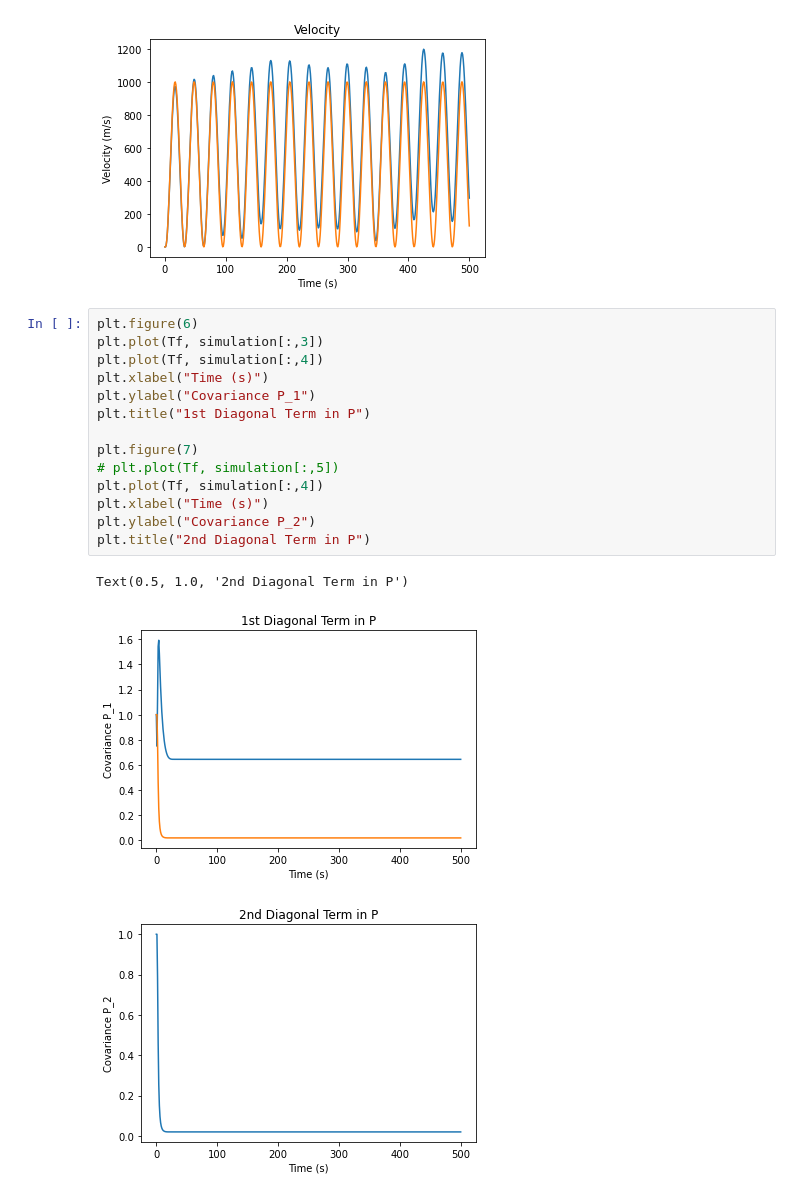
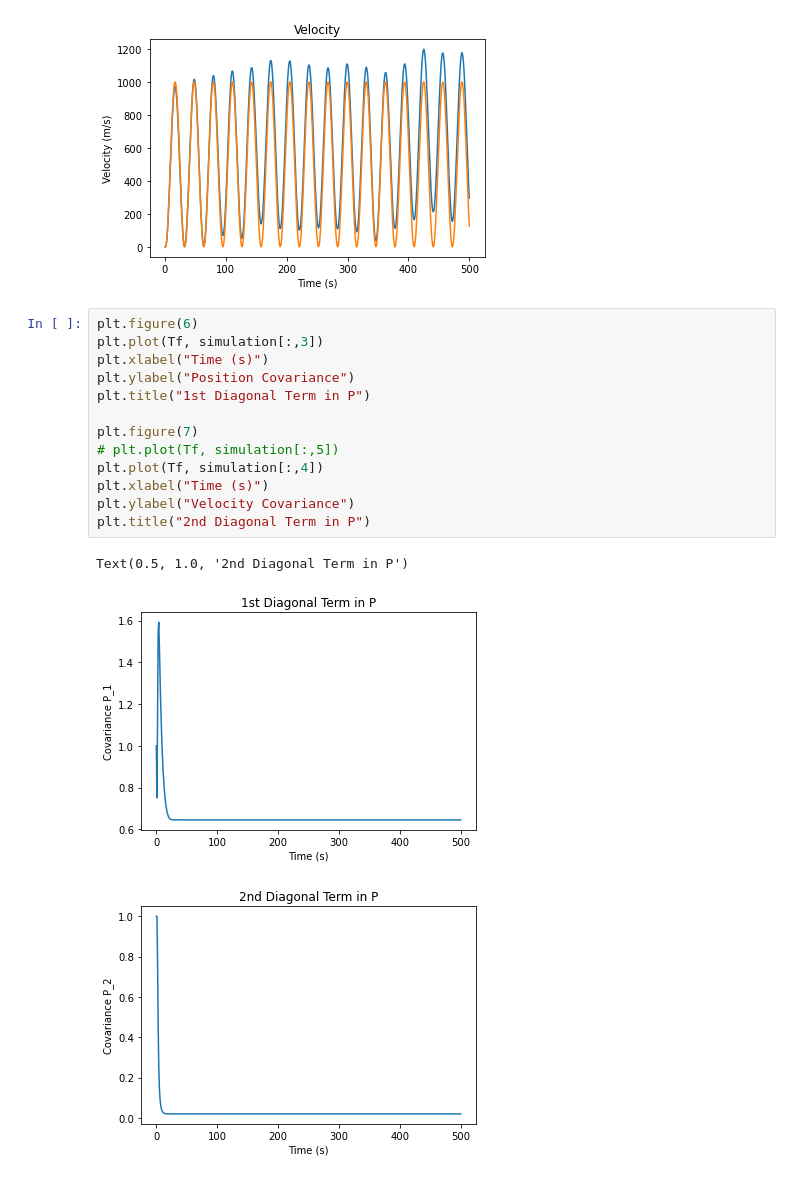
Before and after one commit to ben44496/2021-spring-notes, a Jupyter notebook: 498gc/pset-3/problem_3_ans.ipynb, the cells around one changed output. Cells and saved outputs as stored; diff of their text form.

Commit message:
Update graphs

```diff
--- a/498gc/pset-3/problem_3_ans.ipynb
+++ b/498gc/pset-3/problem_3_ans.ipynb
@@ -193,18 +193,17 @@ Text(0.5, 1.0, 'Velocity')
 # %%
 plt.figure(6)
 plt.plot(Tf, simulation[:,3])
-plt.plot(Tf, simulation[:,4])
 plt.xlabel("Time (s)")
-plt.ylabel("Covariance P_1")
+plt.ylabel("Position Covariance")
 plt.title("1st Diagonal Term in P")
 
 plt.figure(7)
 # plt.plot(Tf, simulation[:,5])
 plt.plot(Tf, simulation[:,4])
 plt.xlabel("Time (s)")
-plt.ylabel("Covariance P_2")
+plt.ylabel("Velocity Covariance")
 plt.title("2nd Diagonal Term in P")
 # %% [output]
 Text(0.5, 1.0, '2nd Diagonal Term in P')
-[figure, old version]
+[figure, new version]
 [figure]
```
